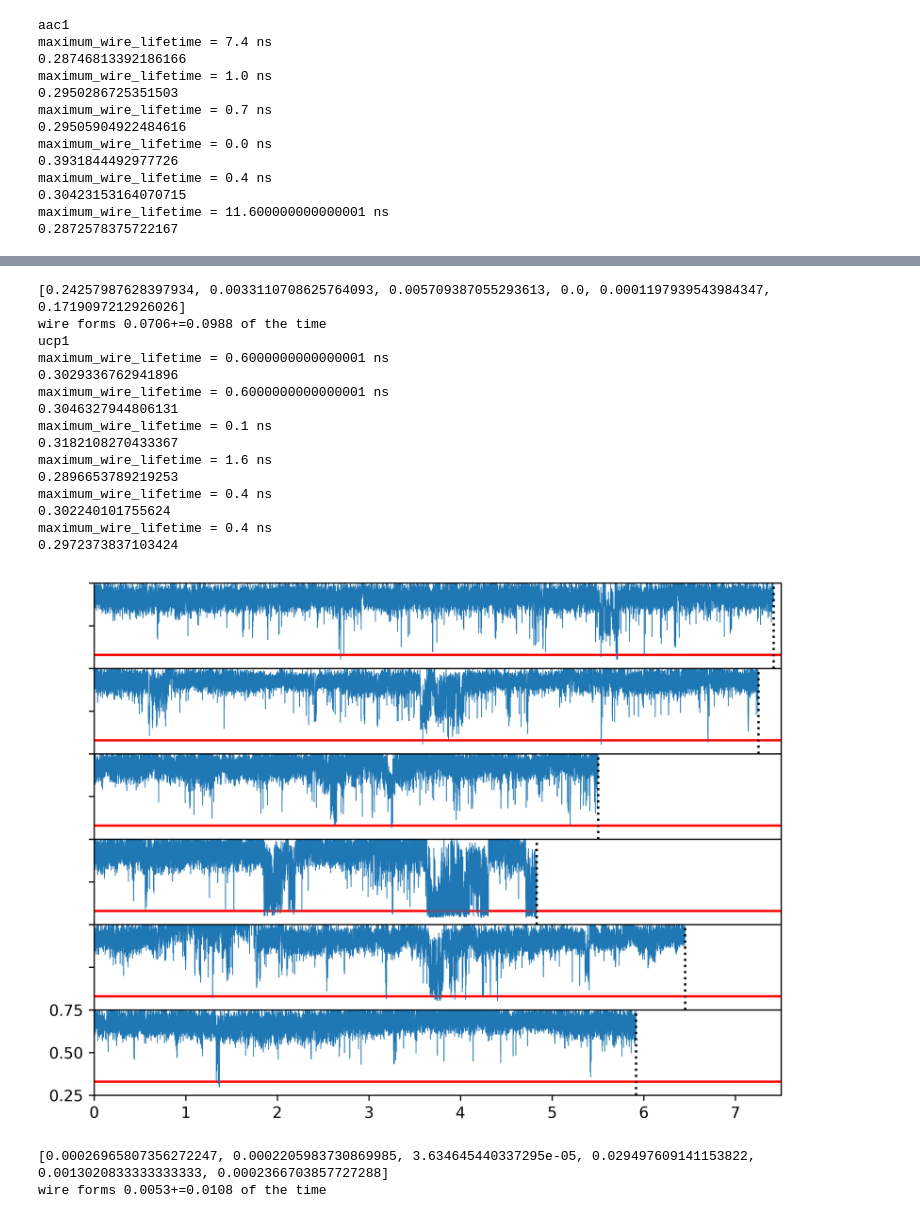
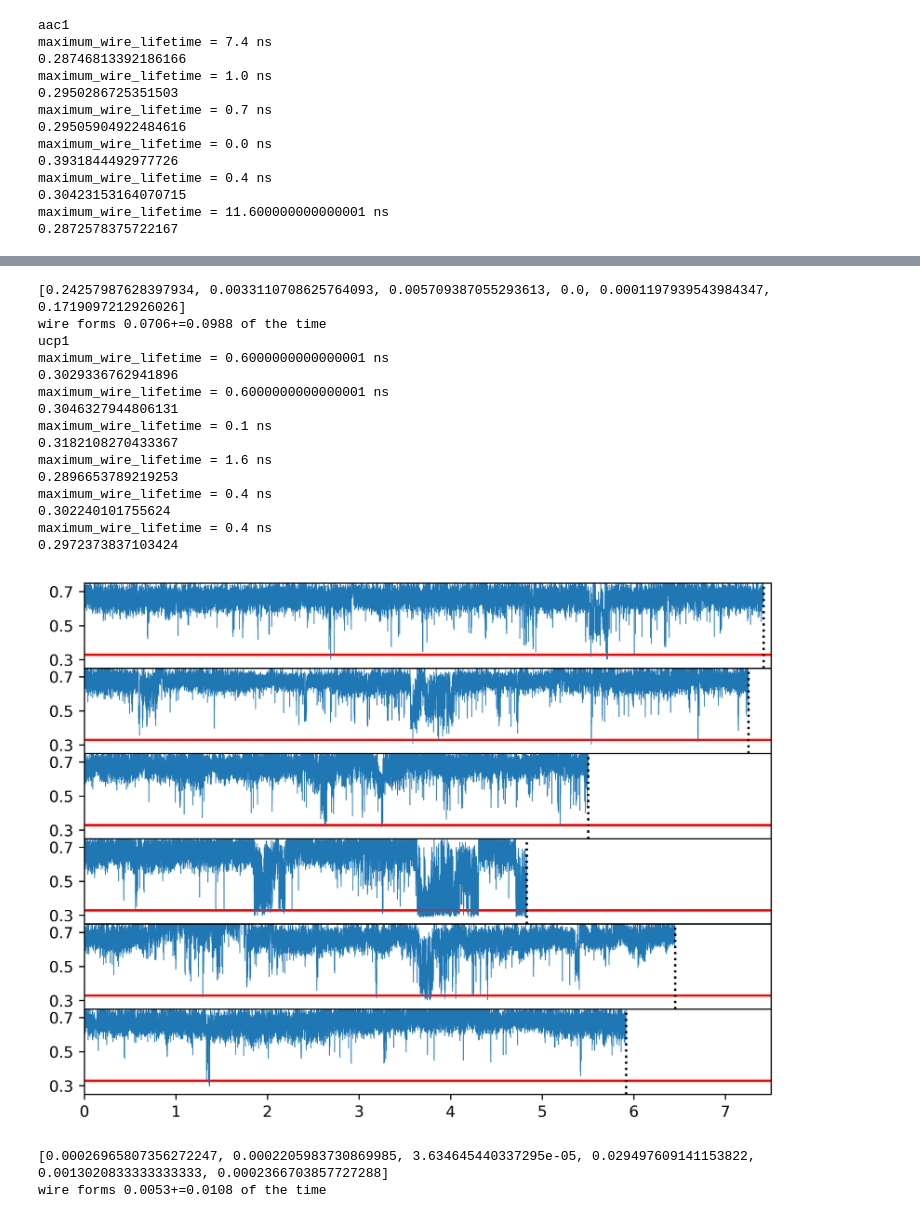
Before and after one commit to JonathanHB/arachidonic_acid_aac1_ucp1_interactions, a Jupyter notebook: analysis/water_wires/plot_water_wire_gap_from_x01.ipynb, the cells around one changed output, grey strips where cells are left out. Cells and saved outputs as stored; diff of their text form; code cells hidden in the pictures.

```diff
--- a/analysis/water_wires/plot_water_wire_gap_from_x01.ipynb
+++ b/analysis/water_wires/plot_water_wire_gap_from_x01.ipynb
@@ -105,9 +105,9 @@ def compile_wire_data():
                         axs[ci].axhline(0.33, 0, 8, color="red", zorder = 0)
                         axs[ci].axhline(0.33, 0, 8, color="red", zorder = 10, alpha = 0.3)
                         axs[ci].set_xlim(0,7.5)
-                        axs[ci].set_yticks([0.25, 0.5, 0.75])
-                        if ci != 5:
-                            axs[ci].tick_params(axis='y', labelleft=False)
+                        axs[ci].set_yticks([0.3, 0.5, 0.7])
+                        #if ci != 5:
+                        #    axs[ci].tick_params(axis='y', labelleft=False)
 
                         axs[ci].axvline(step*len(dists), linestyle = "dotted", color = "black")
 
@@ -141,7 +141,7 @@ def compile_wire_data():
         elif multiplot:
             #plt.xlabel("Time (µs)")#, labelpad = 15)
             #fig.savefig(f"{inputpath}/water_wire_gap_{protein}.png", bbox_inches='tight', format ='png')
-            fig.savefig(f"{inputpath}/water_wire_gap_{protein}_redline.svg", bbox_inches='tight', format ='svg')
+            fig.savefig(f"{inputpath}/water_wire_gap_{protein}_allticks.svg", bbox_inches='tight', format ='svg')
 
             plt.show()
 
@@ -168,18 +168,18 @@ maximum_wire_lifetime = 11.600000000000001 ns
 [0.24257987628397934, 0.0033110708625764093, 0.005709387055293613, 0.0, 0.0001197939543984347, 0.1719097212926026]
 wire forms 0.0706+=0.0988 of the time
 ucp1
 maximum_wire_lifetime = 0.6000000000000001 ns
 0.3029336762941896
 maximum_wire_lifetime = 0.6000000000000001 ns
 0.3046327944806131
 maximum_wire_lifetime = 0.1 ns
 0.3182108270433367
 maximum_wire_lifetime = 1.6 ns
 0.2896653789219253
 maximum_wire_lifetime = 0.4 ns
 0.302240101755624
 maximum_wire_lifetime = 0.4 ns
 0.2972373837103424
-[figure, old version]
+[figure, new version]
 [0.00026965807356272247, 0.0002205983730869985, 3.634645440337295e-05, 0.029497609141153822, 0.0013020833333333333, 0.0002366703857727288]
 wire forms 0.0053+=0.0108 of the time
```
Also changed, not shown: parts of 1 cell of this notebook, 3 other files.
